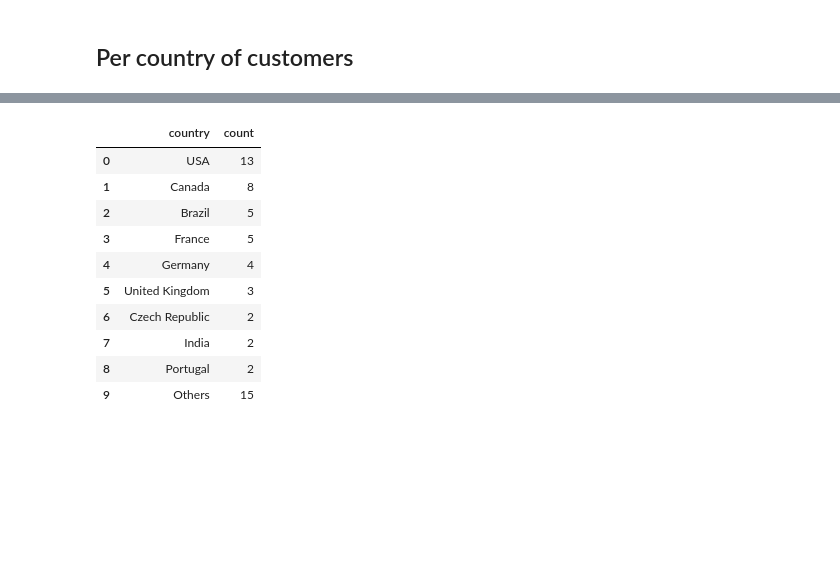
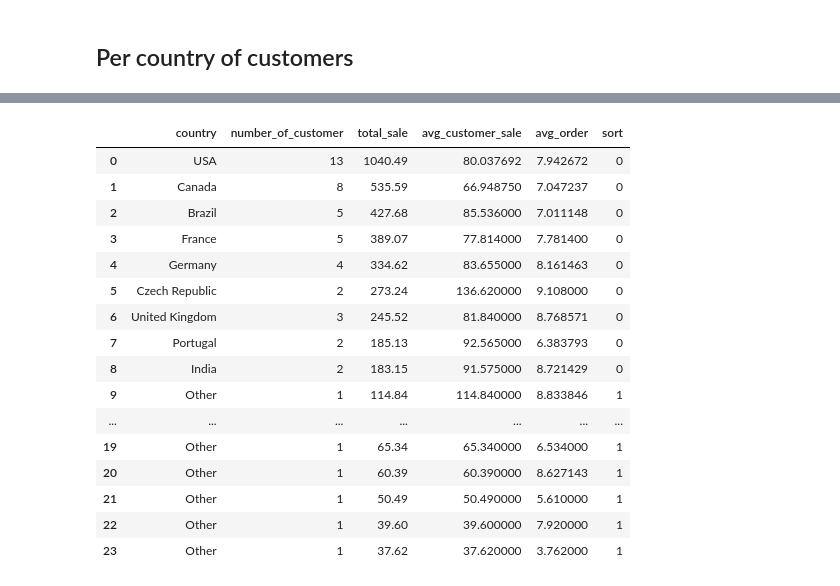
Before and after one commit to mingyyy/dataquest_projects, a Jupyter notebook: DQ_chinook.ipynb, the cells around one changed output, grey strips where cells are left out. Saved outputs shown, nothing was run; the diff lists cells and outputs as text; code cells hidden in the pictures; blank space fills up the shorter version.

```diff
--- a/DQ_chinook.ipynb
+++ b/DQ_chinook.ipynb
@@ -227,0 +278,20 @@ run_query(q)
+# %%
+# c='DROP view q'
+# run_command(c)
+
+c='''
+CREATE VIEW q AS
+SELECT q1.*, q2.total_sale, q3.avg_customer_sale, q4.avg_order
+FROM q1
+INNER JOIN q2
+ON q1.country=q2.country
+INNER JOIN q3
+ON q2.country=q3.country
+INNER JOIN q4
+ON q3.country=q4.country
+ORDER BY q2.total_sale DESC
+'''
+run_command(c)
+# %%
+q="select * from q"
+run_query(q)
@@ -228,40 +316,40 @@ run_query(q)
 # %%
 q = '''
-SELECT
-    country,
-    count
-FROM
-    (
     SELECT
-        c.country,
-        sum(c.count) as count,
+        c.*,
         CASE
-            WHEN c.country = "Others" THEN 1
+            WHEN c.country = "Other" THEN 1
             ELSE 0
         END AS sort
     FROM
         (select
-            case when count=1
-                then "Others"
+            case when number_of_customer=1
+                then "Other"
                 else country
             end as country,
-            count
-        from temp_customer) c
-    GROUP BY c.country, sort
-   )
-
-ORDER BY sort ASC, count DESC
+            number_of_customer,
+            total_sale,
+            avg_customer_sale,
+            avg_order
+        from q) c
+ORDER BY sort
 '''
 run_query(q)
 # %% [output]
-|  | country | count |
-| 0 | USA | 13 |
-| 1 | Canada | 8 |
-| 2 | Brazil | 5 |
-| 3 | France | 5 |
-| 4 | Germany | 4 |
-| 5 | United Kingdom | 3 |
-| 6 | Czech Republic | 2 |
-| 7 | India | 2 |
-| 8 | Portugal | 2 |
-| 9 | Others | 15 |
+|  | country | number_of_customer | total_sale | avg_customer_sale | avg_order | sort |
+| 0 | USA | 13 | 1040.49 | 80.037692 | 7.942672 | 0 |
+| 1 | Canada | 8 | 535.59 | 66.948750 | 7.047237 | 0 |
+| 2 | Brazil | 5 | 427.68 | 85.536000 | 7.011148 | 0 |
+| 3 | France | 5 | 389.07 | 77.814000 | 7.781400 | 0 |
+| 4 | Germany | 4 | 334.62 | 83.655000 | 8.161463 | 0 |
+| 5 | Czech Republic | 2 | 273.24 | 136.620000 | 9.108000 | 0 |
+| 6 | United Kingdom | 3 | 245.52 | 81.840000 | 8.768571 | 0 |
+| 7 | Portugal | 2 | 185.13 | 92.565000 | 6.383793 | 0 |
+| 8 | India | 2 | 183.15 | 91.575000 | 8.721429 | 0 |
+| 9 | Other | 1 | 114.84 | 114.840000 | 8.833846 | 1 |
+| ... | ... | ... | ... | ... | ... | ... |
+| 19 | Other | 1 | 65.34 | 65.340000 | 6.534000 | 1 |
+| 20 | Other | 1 | 60.39 | 60.390000 | 8.627143 | 1 |
+| 21 | Other | 1 | 50.49 | 50.490000 | 5.610000 | 1 |
+| 22 | Other | 1 | 39.60 | 39.600000 | 7.920000 | 1 |
+| 23 | Other | 1 | 37.62 | 37.620000 | 3.762000 | 1 |
```
Also changed, not shown: parts of 10 cells of this notebook, 5 other files.
